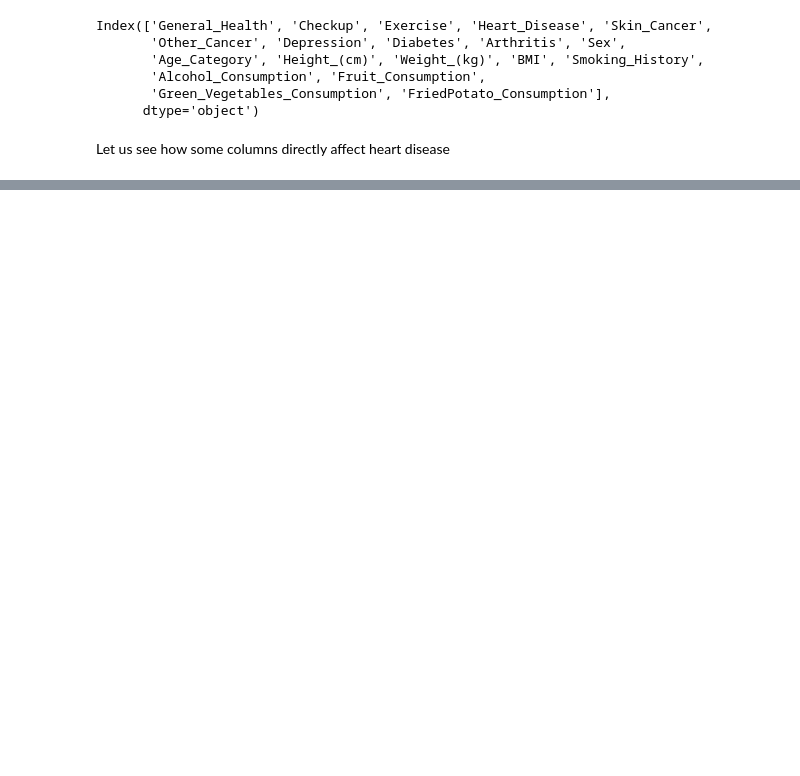
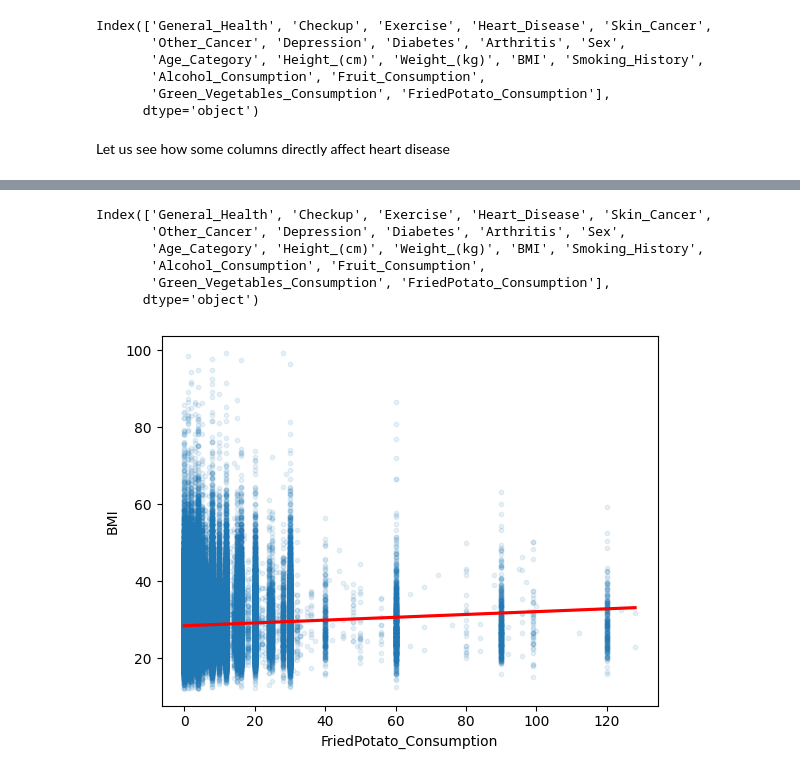
Before and after one commit to Kowallskiy/Cardiovascular-Disease-Risk-Prediction, a Jupyter notebook: Data_Analysis.ipynb, the cells around one changed output, grey strips where cells are left out. Drawn from its saved outputs; the diff is of its cells as text; code cells hidden in the pictures; blank space fills up the shorter version.

```diff
--- a/Data_Analysis.ipynb
+++ b/Data_Analysis.ipynb
@@ -45,0 +64,11 @@ sns.lineplot()
+# %%
+sns.regplot(x="FriedPotato_Consumption", y="BMI", data=disease_data, scatter_kws={'alpha': 0.1, 's': 10}, line_kws={'color': 'red'})
+print(disease_data.columns)
+# %% [output]
+Index(['General_Health', 'Checkup', 'Exercise', 'Heart_Disease', 'Skin_Cancer',
+       'Other_Cancer', 'Depression', 'Diabetes', 'Arthritis', 'Sex',
+       'Age_Category', 'Height_(cm)', 'Weight_(kg)', 'BMI', 'Smoking_History',
+       'Alcohol_Consumption', 'Fruit_Consumption',
+       'Green_Vegetables_Consumption', 'FriedPotato_Consumption'],
+      dtype='object')
+[figure, added]
```
Also changed, not shown: parts of 8 cells of this notebook.
